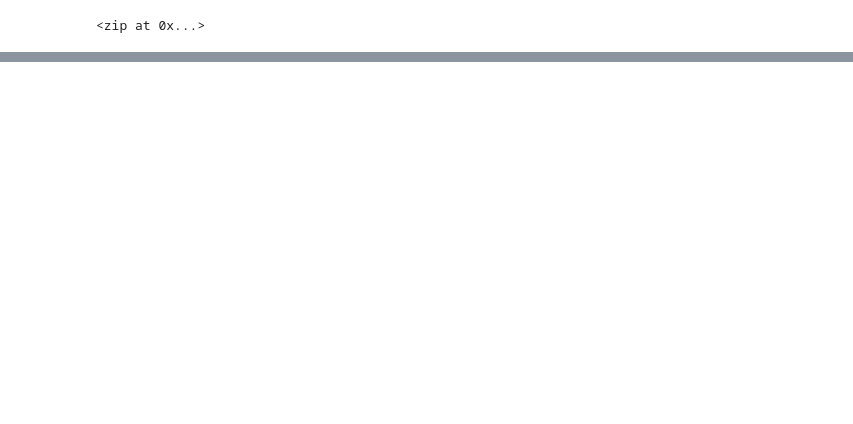
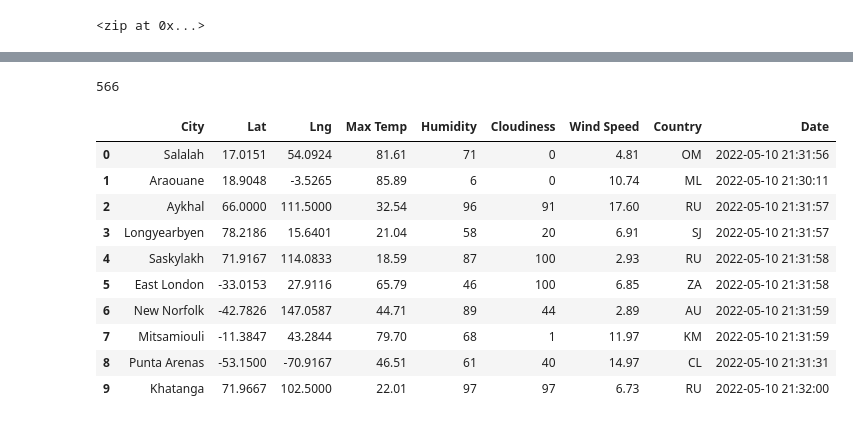
Before and after one commit to JanellN/World_Weather_Analysis, a Jupyter notebook: WeatherPy.ipynb, the cells around one changed output, grey strips where cells are left out. Cells and saved outputs as stored; diff of their text form; code cells hidden in the pictures; blank space fills up the shorter version.

```diff
--- a/WeatherPy.ipynb
+++ b/WeatherPy.ipynb
@@ -72,0 +81,4 @@ len(cities)
+# %%
+# Starting URL for Weather Map API Call.
+
+url = "http://api.openweathermap.org/data/2.5/weather?units=Imperial&APPID=" + weather_api_key
@@ -72,0 +202,23 @@ len(cities)
+# %%
+print(len(city_data))
+# %% [output]
+566
+# %%
+
+# Convert the array of dictionaries to a Pandas DataFrame.
+
+city_data_df = pd.DataFrame(city_data)
+
+city_data_df.head(10)
+# %% [output]
+|  | City | Lat | Lng | Max Temp | Humidity | Cloudiness | Wind Speed | Country | Date |
+| 0 | Salalah | 17.0151 | 54.0924 | 81.61 | 71 | 0 | 4.81 | OM | 2022-05-10 21:31:56 |
+| 1 | Araouane | 18.9048 | -3.5265 | 85.89 | 6 | 0 | 10.74 | ML | 2022-05-10 21:30:11 |
+| 2 | Aykhal | 66.0000 | 111.5000 | 32.54 | 96 | 91 | 17.60 | RU | 2022-05-10 21:31:57 |
+| 3 | Longyearbyen | 78.2186 | 15.6401 | 21.04 | 58 | 20 | 6.91 | SJ | 2022-05-10 21:31:57 |
+| 4 | Saskylakh | 71.9167 | 114.0833 | 18.59 | 87 | 100 | 2.93 | RU | 2022-05-10 21:31:58 |
+| 5 | East London | -33.0153 | 27.9116 | 65.79 | 46 | 100 | 6.85 | ZA | 2022-05-10 21:31:58 |
+| 6 | New Norfolk | -42.7826 | 147.0587 | 44.71 | 89 | 44 | 2.89 | AU | 2022-05-10 21:31:59 |
+| 7 | Mitsamiouli | -11.3847 | 43.2844 | 79.70 | 68 | 1 | 11.97 | KM | 2022-05-10 21:31:59 |
+| 8 | Punta Arenas | -53.1500 | -70.9167 | 46.51 | 61 | 40 | 14.97 | CL | 2022-05-10 21:31:31 |
+| 9 | Khatanga | 71.9667 | 102.5000 | 22.01 | 97 | 97 | 6.73 | RU | 2022-05-10 21:32:00 |
```
Also changed, not shown: parts of 7 cells of this notebook, 2 other files.
